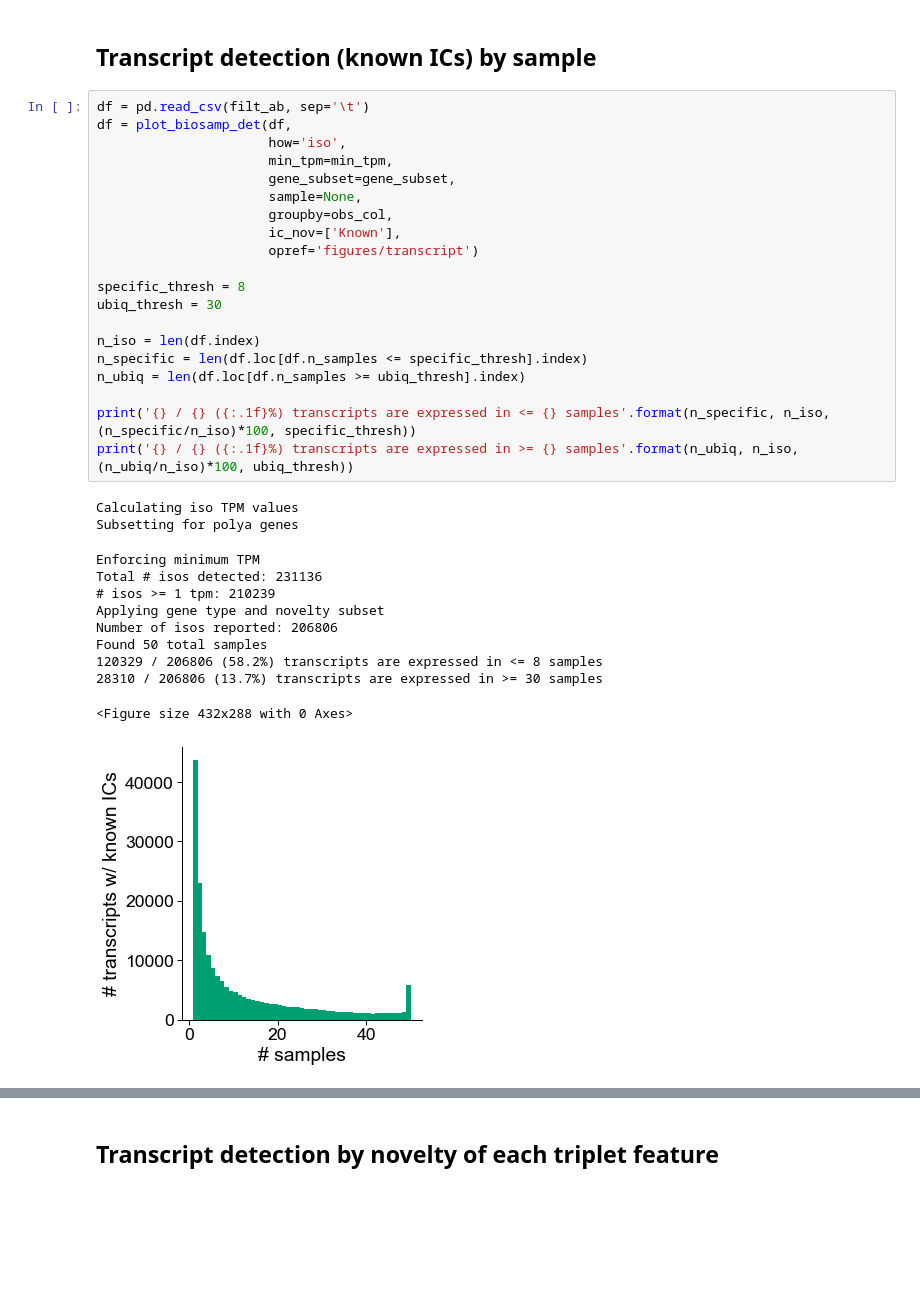
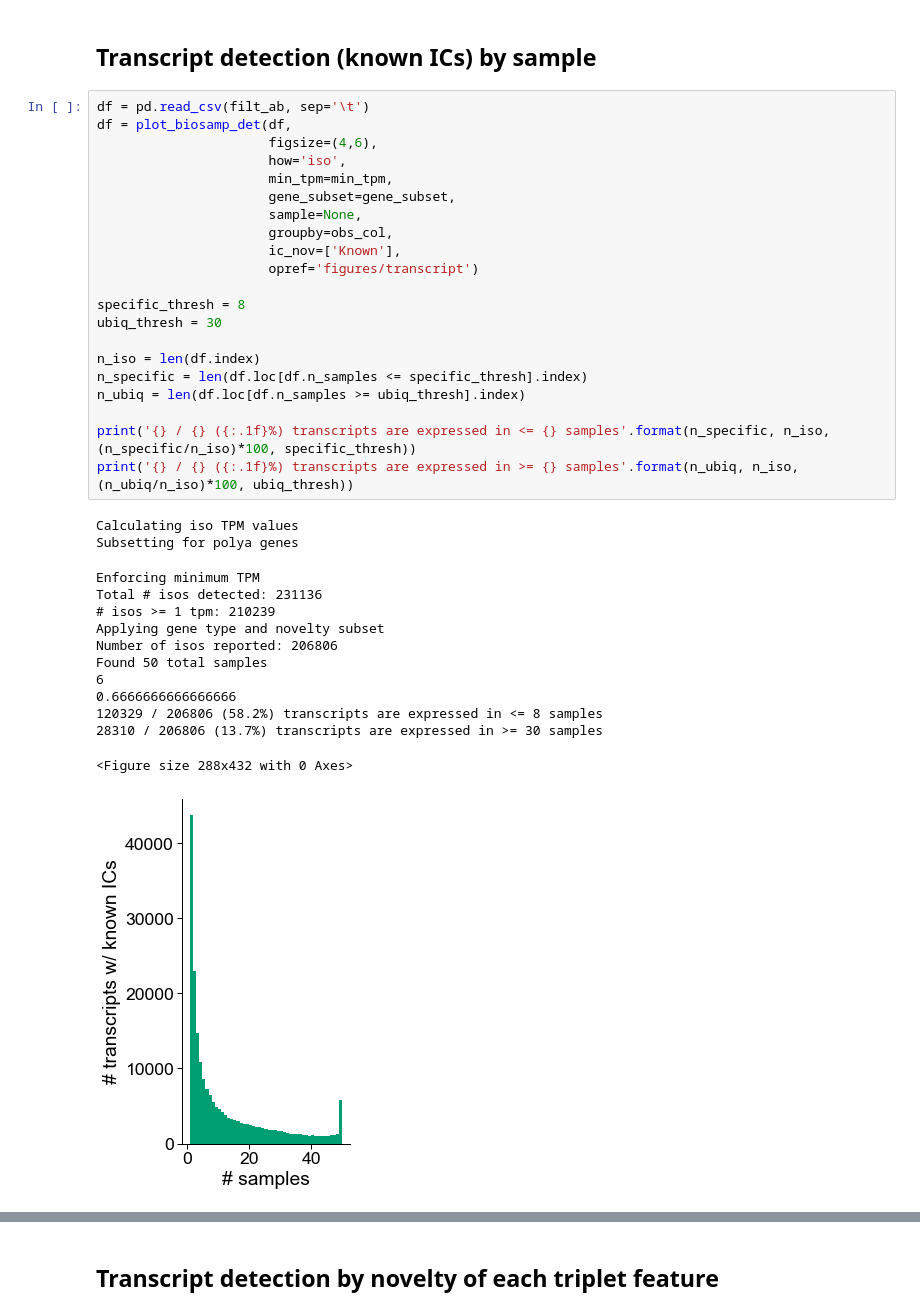
Before and after one commit to fairliereese/rnawg, a Jupyter notebook: figures/fig_2_triplet_features/fig_2.ipynb, the cells around one changed output, grey strips where cells are left out. Saved outputs shown, nothing was run; the diff lists cells and outputs as text; blank space fills up the shorter version.

Commit message:
update figure 2

```diff
--- a/figures/fig_2_triplet_features/fig_2.ipynb
+++ b/figures/fig_2_triplet_features/fig_2.ipynb
@@ -146,33 +159,36 @@ Detected 130337 transcripts >= 1 TPM w/ a known ic
 # %%
 df = pd.read_csv(filt_ab, sep='\t')
 df = plot_biosamp_det(df,
+                      figsize=(4,6),
                       how='iso',
                       min_tpm=min_tpm,
                       gene_subset=gene_subset,
                       sample=None,
                       groupby=obs_col,
                       ic_nov=['Known'],
                       opref='figures/transcript')
 
 specific_thresh = 8
 ubiq_thresh = 30
 
 n_iso = len(df.index)
 n_specific = len(df.loc[df.n_samples <= specific_thresh].index)
 n_ubiq = len(df.loc[df.n_samples >= ubiq_thresh].index)
 
 print('{} / {} ({:.1f}%) transcripts are expressed in <= {} samples'.format(n_specific, n_iso, (n_specific/n_iso)*100, specific_thresh))
 print('{} / {} ({:.1f}%) transcripts are expressed in >= {} samples'.format(n_ubiq, n_iso, (n_ubiq/n_iso)*100, ubiq_thresh))
 # %% [output]
 Calculating iso TPM values
 Subsetting for polya genes
 Enforcing minimum TPM
 Total # isos detected: 231136
 # isos >= 1 tpm: 210239
 Applying gene type and novelty subset
 Number of isos reported: 206806
 Found 50 total samples
+6
+0.6666666666666666
 120329 / 206806 (58.2%) transcripts are expressed in <= 8 samples
 28310 / 206806 (13.7%) transcripts are expressed in >= 30 samples
-<Figure size 432x288 with 0 Axes>
+<Figure size 288x432 with 0 Axes>
-[figure, old version]
+[figure, new version]
```
Also changed, not shown: parts of 6 cells of this notebook, 9 other files.
